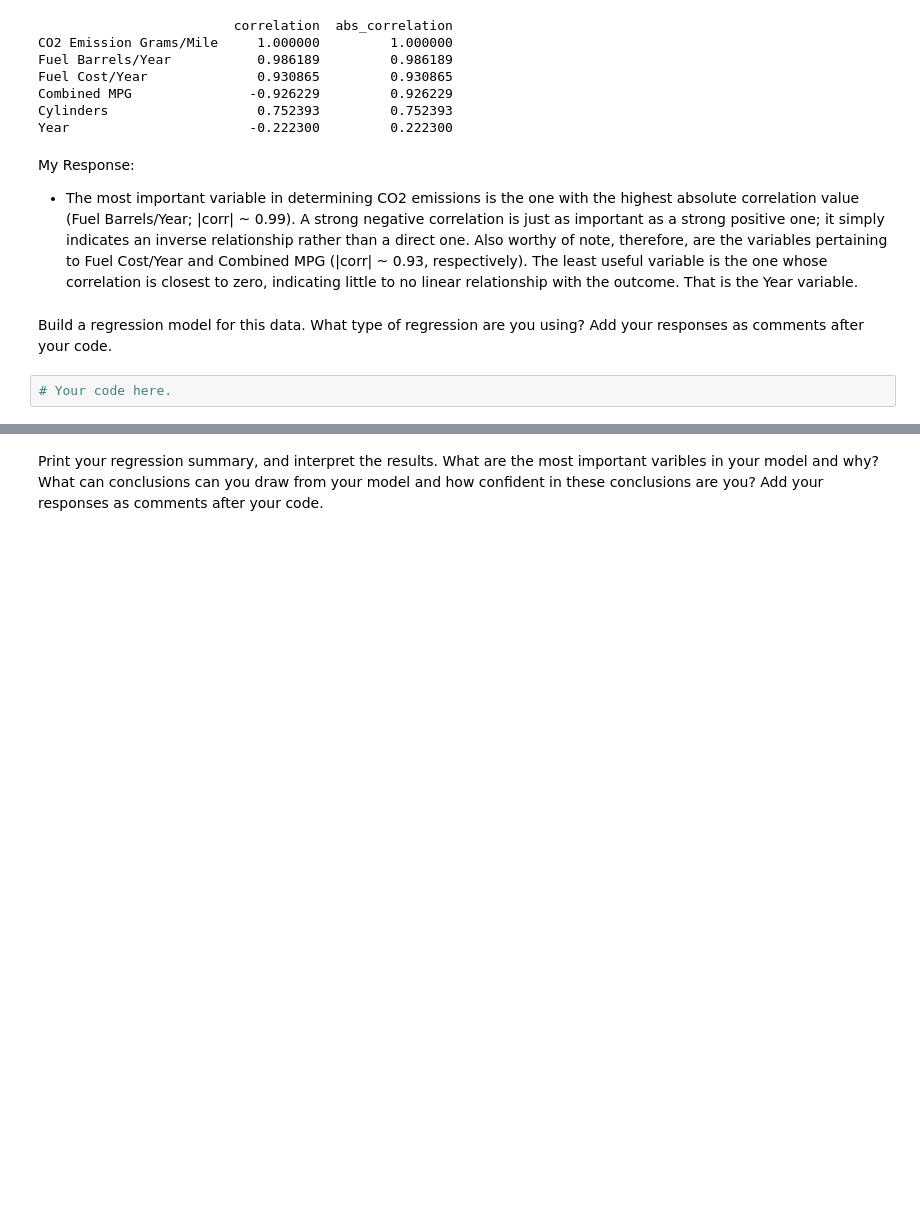
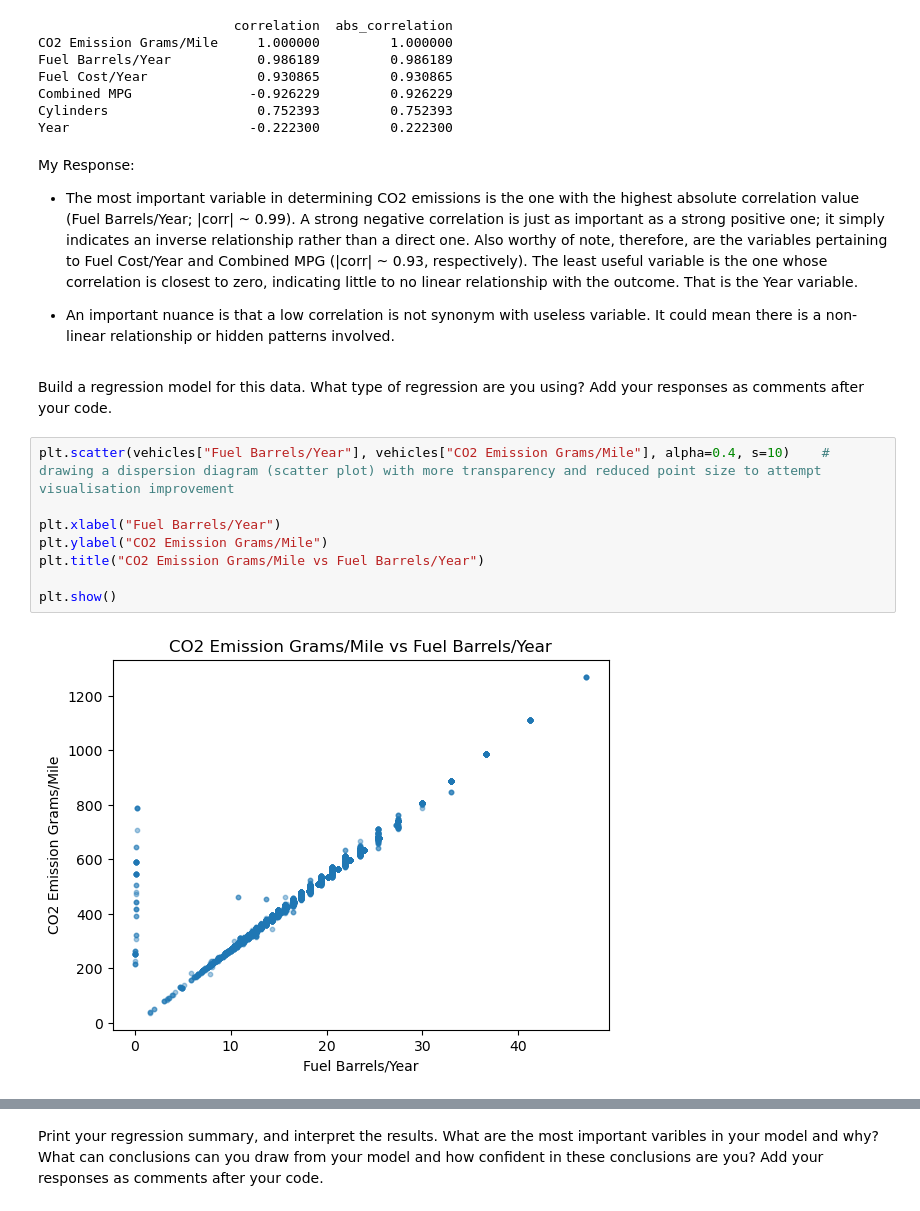
Before and after one commit to vitorferraz19/lab-regression-analysis-en, a Jupyter notebook: your-code/lab-regression-analysis.ipynb, the cells around one changed output, grey strips where cells are left out. Drawn from its saved outputs; the diff is of its cells as text; blank space fills up the shorter version.

```diff
--- a/your-code/lab-regression-analysis.ipynb
+++ b/your-code/lab-regression-analysis.ipynb
@@ -335,7 +335,17 @@ Year                       -0.222300         0.222300
 My Response:
 
 - The most important variable in determining CO2 emissions is the one with the highest absolute correlation value (Fuel Barrels/Year; |corr| ~ 0.99). A strong negative correlation is just as important as a strong positive one; it simply indicates an inverse relationship rather than a direct one. Also worthy of note, therefore, are the variables pertaining to Fuel Cost/Year and Combined MPG (|corr| ~ 0.93, respectively). The least useful variable is the one whose correlation is closest to zero, indicating little to no linear relationship with the outcome. That is the Year variable.
+
+- An important nuance is that a low correlation is not synonym with useless variable. It could mean there is a non-linear relationship or hidden patterns involved.
 # %% [markdown]
 Build a regression model for this data. What type of regression are you using? Add your responses as comments after your code.
-# %%
-# Your code here.
+# %%
+plt.scatter(vehicles["Fuel Barrels/Year"], vehicles["CO2 Emission Grams/Mile"], alpha=0.4, s=10)    # drawing a dispersion diagram (scatter plot) with more transparency and reduced point size to attempt visualisation improvement
+
+plt.xlabel("Fuel Barrels/Year")
+plt.ylabel("CO2 Emission Grams/Mile")
+plt.title("CO2 Emission Grams/Mile vs Fuel Barrels/Year")
+
+plt.show()
+# %% [output]
+[figure, added]
```
Also changed, not shown: parts of 10 cells of this notebook.
